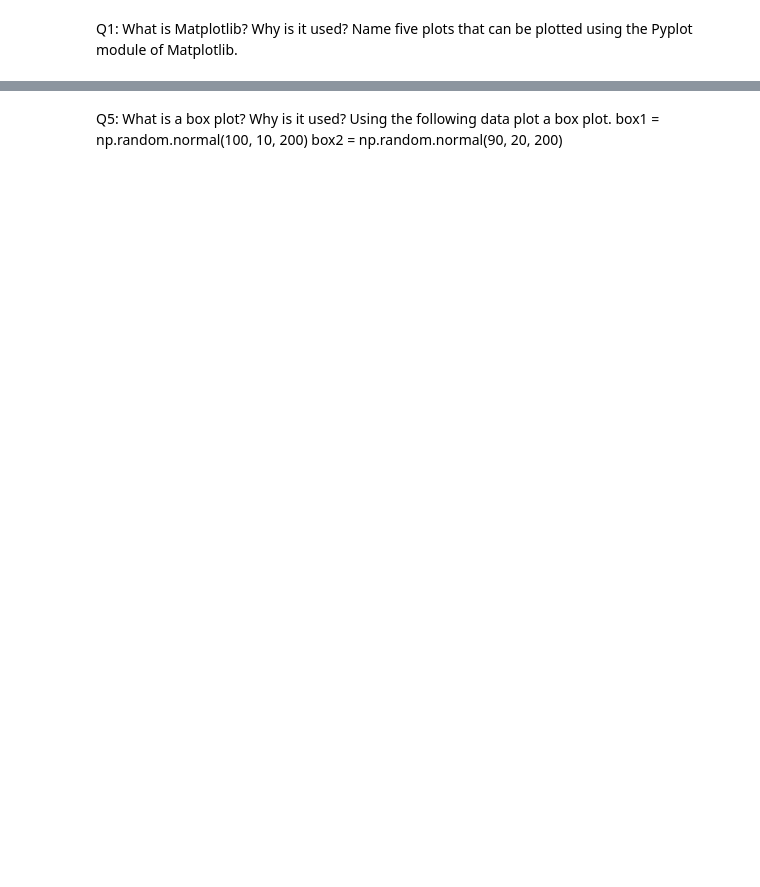
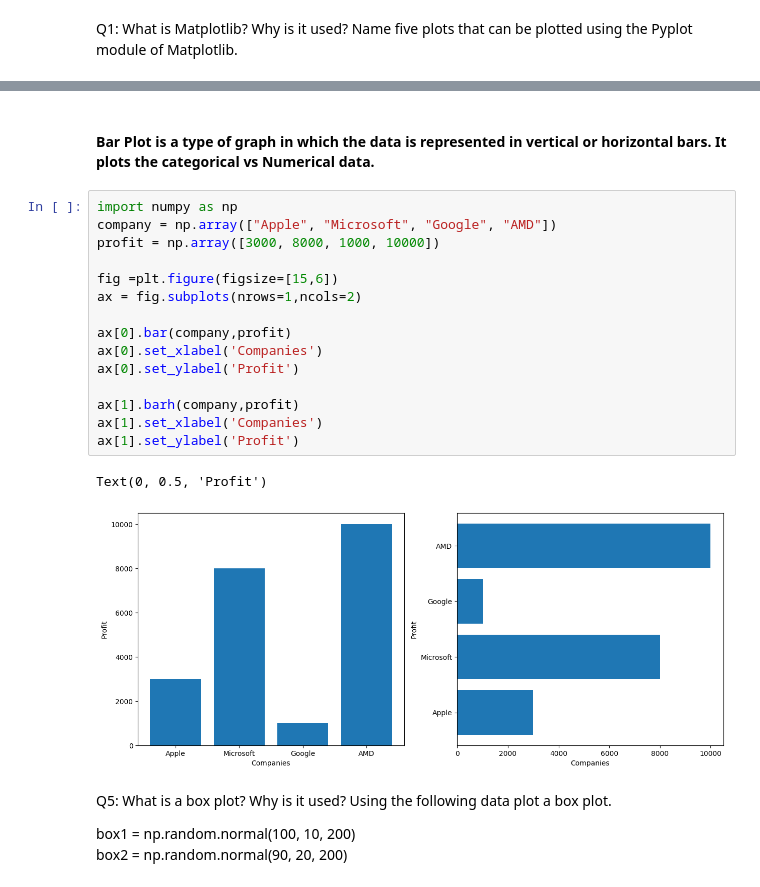
Before and after one commit to Gaurabh007/PW_Assignments, a Jupyter notebook: Matplotlib_Assign.ipynb, the cells around one changed output, grey strips where cells are left out. Saved outputs shown, nothing was run; the diff lists cells and outputs as text; blank space fills up the shorter version.

```diff
--- a/Matplotlib_Assign.ipynb
+++ b/Matplotlib_Assign.ipynb
@@ -23,5 +76,26 @@ profit = np.array([3000, 8000, 1000, 10000])
+# %% [markdown]
+#### Bar Plot is a type of graph in which the data is represented in vertical or horizontal bars. It plots the categorical vs Numerical data.
+# %%
+import numpy as np
+company = np.array(["Apple", "Microsoft", "Google", "AMD"])
+profit = np.array([3000, 8000, 1000, 10000])
+
+fig =plt.figure(figsize=[15,6])
+ax = fig.subplots(nrows=1,ncols=2)
+
+ax[0].bar(company,profit)
+ax[0].set_xlabel('Companies')
+ax[0].set_ylabel('Profit')
+
+ax[1].barh(company,profit)
+ax[1].set_xlabel('Companies')
+ax[1].set_ylabel('Profit')
+# %% [output]
+Text(0, 0.5, 'Profit')
+[figure, added]
 # %% [markdown]
+Q5: What is a box plot? Why is it used? Using the following data plot a box plot.
 
-Q5: What is a box plot? Why is it used? Using the following data plot a box plot.
-box1 = np.random.normal(100, 10, 200)
-box2 = np.random.normal(90, 20, 200)
+
+box1 = np.random.normal(100, 10, 200)<br>
+box2 = np.random.normal(90, 20, 200)<br>
```
Also changed, not shown: parts of 8 cells of this notebook.
